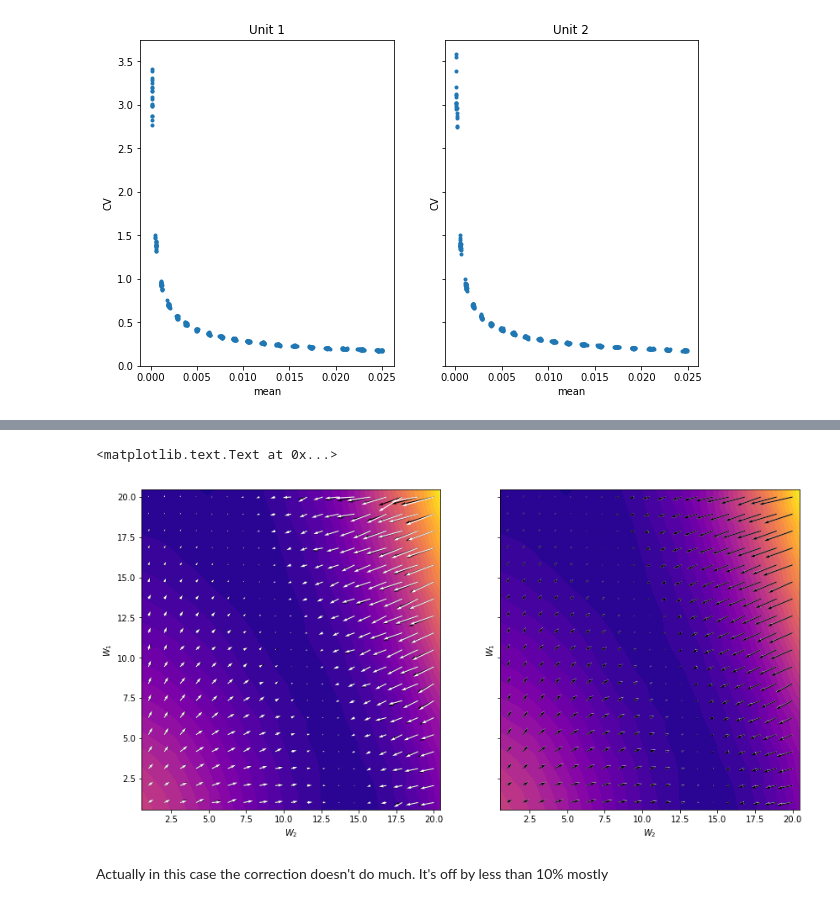
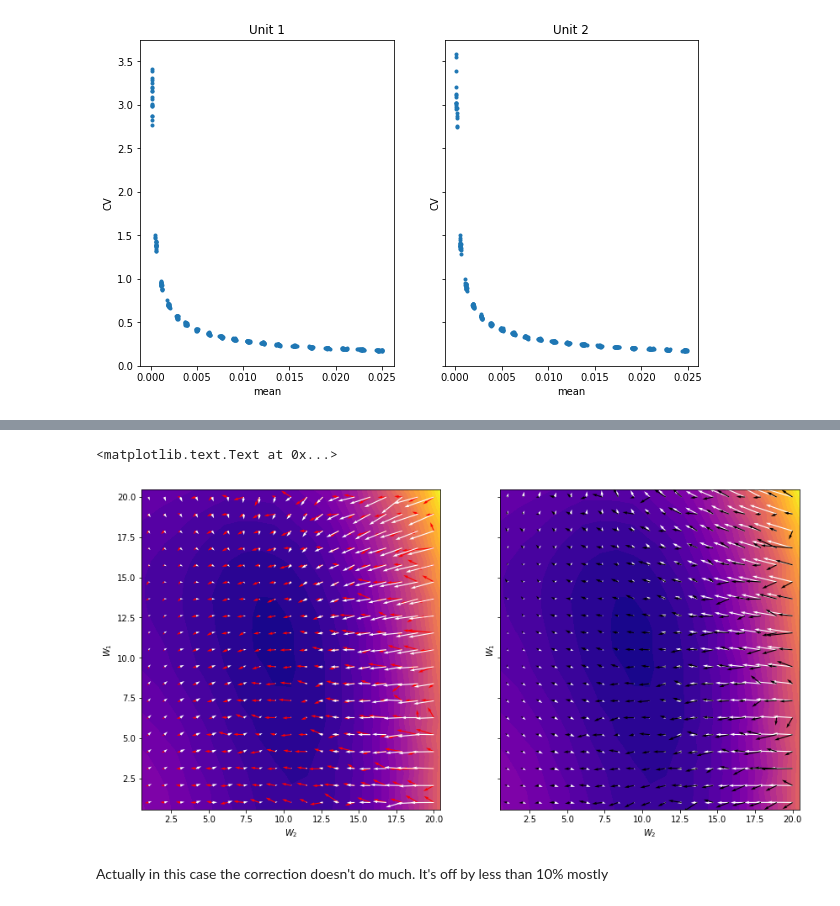
Before and after one commit to benlansdell/rdd, a Jupyter notebook: testing_hessian_correction.ipynb, the cells around one changed output, grey strips where cells are left out. Saved outputs shown, nothing was run; the diff lists cells and outputs as text; code cells hidden in the pictures.

```diff
--- a/testing_hessian_correction.ipynb
+++ b/testing_hessian_correction.ipynb
@@ -79,16 +77,38 @@ sigma_s1s1_tmp = np.zeros((nsims))
 sigma_s1s2_tmp = np.zeros((nsims))
 sigma_s2s2_tmp = np.zeros((nsims))
 
-B1 = 3
-B2 = 300
-x = 1
-y = 0.12
-z = -0.3
+# Original
+#B1 = 3
+#B2 = 300
+#x = 1
+#y = 0.12
+#z = -0.3
+
+#Used in paper
+#B1 = 1
+#B2 = 2
+#x = .01
+#y = 0.1
+#z = 0
+
+# A mix
+B1 = 1
+B2 = 2
+x = 0.01
+y = 0.1
+z = 0
 
 cost2_fun = lambda s1, s2: (B1*s1-x)**2 + (z+B2*s2 - B2*(B1*s1-y)**2)**2
 
-C_s1_fun = lambda s1, s2: 2*B1*(B1*s1-x) + 4*B1*B2*np.multiply((B1*s1-y),(z+B2*s2 - B2*(B1*s1-y)**2))
-C_s2_fun = lambda s1, s2: 2*B2*(z + B2*s2 - B2*(B1*s1-y)**2)
+#C_s1_fun = lambda s1, s2: 2*B1*(B1*s1-x) + 4*B1*B2*np.multiply((B1*s1-y),(z+B2*s2 - B2*(B1*s1-y)**2))
+#C_s2_fun = lambda s1, s2: 2*B2*(z + B2*s2 - B2*(B1*s1-y)**2)
+#C_s1s1_fun = lambda s1, s2: 2*B1*B1 + 4*B1*B2*(z+B2*s2-B2*(B1*s1-y)**2) - 4*B1*B2*np.multiply(B1*s1-y, 2*B1*B2*(B1*s1-y))
+#C_s1s2_fun = lambda s1, s2: 4*B2*B2*B1*(B1*s1-y)
+#C_s2s2_fun = lambda s1, s2: 2*B2*B2
+
+#OR what if we use the discrete operator instead?
+C_s1_fun = lambda s1, s2: (B1*s1+B1*ds-x)**2 + (z+B2*s2 - B2*(B1*s1+B1*ds-y)**2)**2 - (B1*s1-x)**2 - (z+B2*s2 - B2*(B1*s1-y)**2)**2
+C_s2_fun = lambda s1, s2: (z+B2*s2+B2*ds - B2*(B1*s1-y)**2)**2 - (z+B2*s2 - B2*(B1*s1-y)**2)**2
 C_s1s1_fun = lambda s1, s2: 2*B1*B1 + 4*B1*B2*(z+B2*s2-B2*(B1*s1-y)**2) - 4*B1*B2*np.multiply(B1*s1-y, 2*B1*B2*(B1*s1-y))
 C_s1s2_fun = lambda s1, s2: 4*B2*B2*B1*(B1*s1-y)
 C_s2s2_fun = lambda s1, s2: 2*B2*B2
@@ -241,28 +261,28 @@ array([[ 0.000446  ,  0.0005415 ,  0.0006417 ,  0.00083065,  0.00097245,
 # %%
 grad = np.gradient(cost2)
 
 fig, (ax1,ax2) = plt.subplots(1,2, figsize=(14,7), sharey = True)
 
 a=ax1.contourf(cost2, 30, cmap='plasma', origin='lower', extent=[0, wmax+1, 0, wmax+1])
 X, Y = np.meshgrid(np.linspace(1,wmax,N), np.linspace(1,wmax,N))
-ax1.quiver(X, Y, -dJ[:,:,1], dJ[:,:,0], color=(0, 0, 0))
+ax1.quiver(X, Y, -dJ[:,:,1], -dJ[:,:,0], color=(1, 0, 0))
 ax1.quiver(X, Y, -grad[1], -grad[0], color=(1, 1, 1))
 #fig.colorbar(a);
 #ax1.set_title("Regression discontinuity")
 ax1.set_xlabel('$W_2$')
 ax1.set_ylabel('$W_1$')
 
 a=ax2.contourf(cost2, 30, cmap='plasma', origin='lower', extent=[0, wmax+1, 0, wmax+1])
 ax2.quiver(X, Y, -beta_theory[:,:,1], beta_theory[:,:,0], color=(1, 1, 1))
 ax2.quiver(X, Y, -dJ[:,:,1], dJ[:,:,0], color=(0, 0, 0))
 #ax2.quiver(X, Y, -grad[1], -grad[0], color=(1, 1, 1))
 #fig.colorbar(a);
 #ax1.set_title("Regression discontinuity")
 ax2.set_xlabel('$W_2$')
 ax2.set_ylabel('$W_1$')
 # %% [output]
 <matplotlib.text.Text at 0x...>
-[figure, old version]
+[figure, new version]
 # %% [markdown]
 Actually in this case the correction doesn't do much. It's off by less than 10% mostly
 # %%
```
Also changed, not shown: parts of 1 cell of this notebook, 1 other file.
